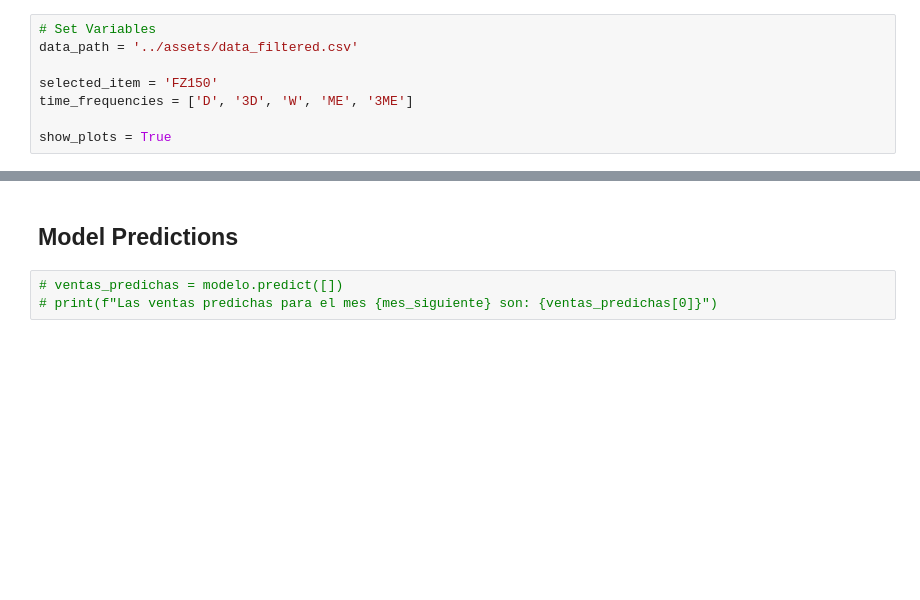
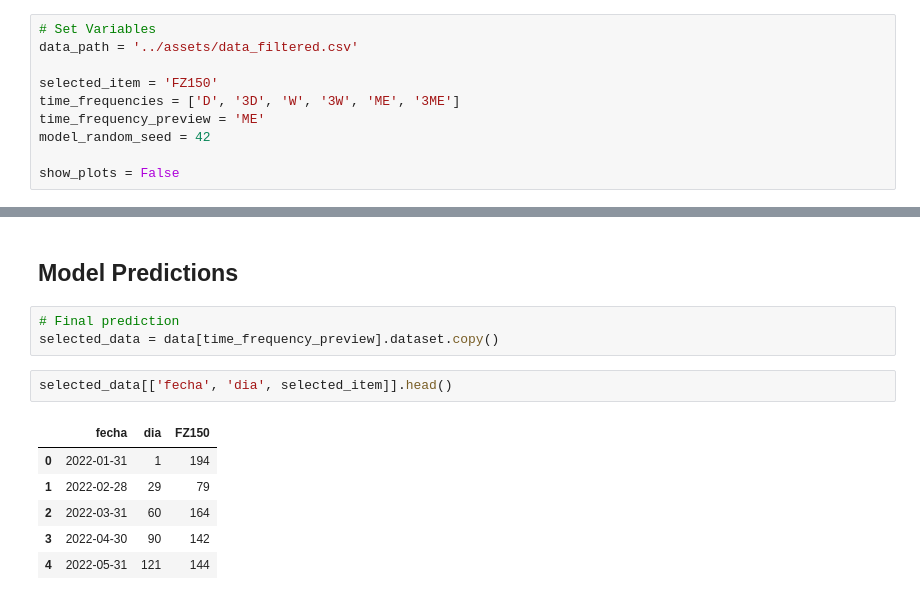
Before and after one commit to jerast/Python, a Jupyter notebook: Project/notebooks/reg_lineal.ipynb, the cells around one changed output, grey strips where cells are left out. Drawn from its saved outputs; the diff is of its cells as text; blank space fills up the shorter version.

```diff
--- a/Project/notebooks/reg_lineal.ipynb
+++ b/Project/notebooks/reg_lineal.ipynb
@@ -17,6 +18,8 @@ from sklearn.metrics import r2_score
 data_path = '../assets/data_filtered.csv'
 
 selected_item = 'FZ150'
-time_frequencies = ['D', '3D', 'W', 'ME', '3ME']
+time_frequencies = ['D', '3D', 'W', '3W', 'ME', '3ME']
+time_frequency_preview = 'ME'
+model_random_seed = 42
 
-show_plots = True
+show_plots = False
@@ -303,5 +411,14 @@ General_R2_Results
 # %% [markdown]
 ## **Model Predictions**
-# %%
-# ventas_predichas = modelo.predict([])
-# print(f"Las ventas predichas para el mes {mes_siguiente} son: {ventas_predichas[0]}")
+# %%
+# Final prediction
+selected_data = data[time_frequency_preview].dataset.copy()
+# %%
+selected_data[['fecha', 'dia', selected_item]].head()
+# %% [output]
+|  | fecha | dia | FZ150 |
+| 0 | 2022-01-31 | 1 | 194 |
+| 1 | 2022-02-28 | 29 | 79 |
+| 2 | 2022-03-31 | 60 | 164 |
+| 3 | 2022-04-30 | 90 | 142 |
+| 4 | 2022-05-31 | 121 | 144 |
```
Also changed, not shown: parts of 25 cells of this notebook, 1 other file.
